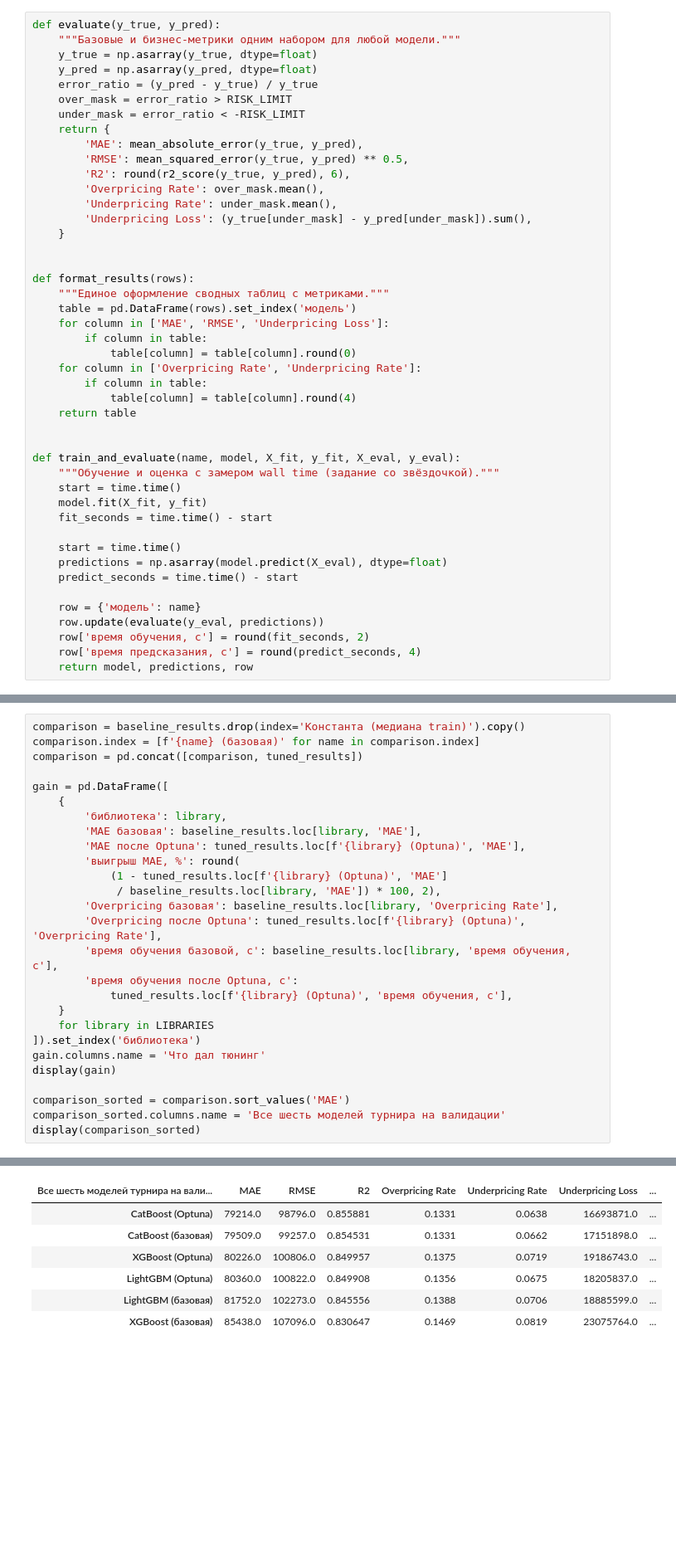
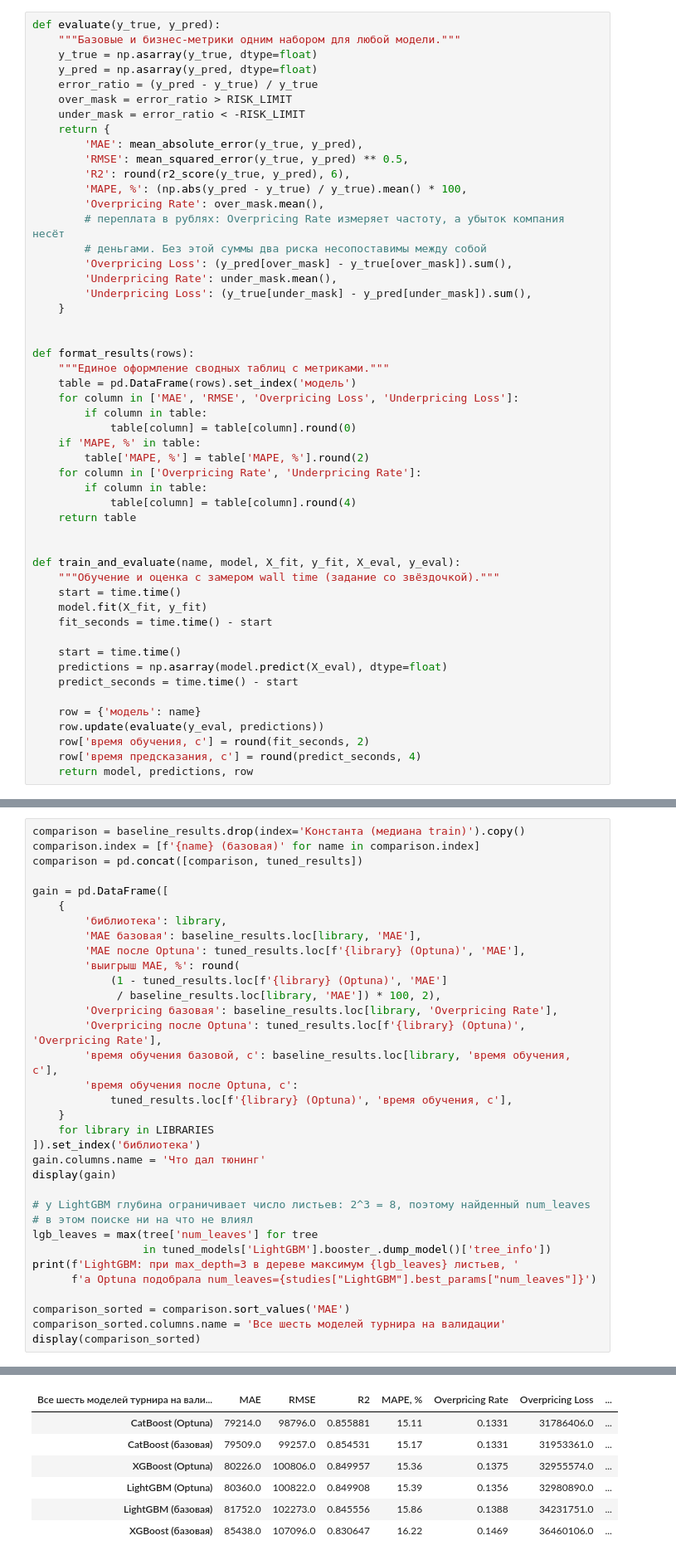
Before and after one commit to sergeyshmagin/MLDS, a Jupyter notebook: 51c3ffbf-518e-4434-b5db-bf800092ea64.ipynb, the cells around one changed output, grey strips where cells are left out. Shown at 83% size. Drawn from its saved outputs; the diff is of its cells as text; blank space fills up the shorter version.

```diff
--- a/51c3ffbf-518e-4434-b5db-bf800092ea64.ipynb
+++ b/51c3ffbf-518e-4434-b5db-bf800092ea64.ipynb
@@ -972,7 +984,11 @@ def evaluate(y_true, y_pred):
         'MAE': mean_absolute_error(y_true, y_pred),
         'RMSE': mean_squared_error(y_true, y_pred) ** 0.5,
         'R2': round(r2_score(y_true, y_pred), 6),
+        'MAPE, %': (np.abs(y_pred - y_true) / y_true).mean() * 100,
         'Overpricing Rate': over_mask.mean(),
+        # переплата в рублях: Overpricing Rate измеряет частоту, а убыток компания несёт
+        # деньгами. Без этой суммы два риска несопоставимы между собой
+        'Overpricing Loss': (y_pred[over_mask] - y_true[over_mask]).sum(),
         'Underpricing Rate': under_mask.mean(),
         'Underpricing Loss': (y_true[under_mask] - y_pred[under_mask]).sum(),
     }
@@ -981,9 +997,11 @@ def evaluate(y_true, y_pred):
 def format_results(rows):
     """Единое оформление сводных таблиц с метриками."""
     table = pd.DataFrame(rows).set_index('модель')
-    for column in ['MAE', 'RMSE', 'Underpricing Loss']:
+    for column in ['MAE', 'RMSE', 'Overpricing Loss', 'Underpricing Loss']:
         if column in table:
             table[column] = table[column].round(0)
+    if 'MAPE, %' in table:
+        table['MAPE, %'] = table['MAPE, %'].round(2)
     for column in ['Overpricing Rate', 'Underpricing Rate']:
         if column in table:
             table[column] = table[column].round(4)
@@ -1507,6 +1543,13 @@ gain = pd.DataFrame([
 gain.columns.name = 'Что дал тюнинг'
 display(gain)
 
+# у LightGBM глубина ограничивает число листьев: 2^3 = 8, поэтому найденный num_leaves
+# в этом поиске ни на что не влиял
+lgb_leaves = max(tree['num_leaves'] for tree
+                 in tuned_models['LightGBM'].booster_.dump_model()['tree_info'])
+print(f'LightGBM: при max_depth=3 в дереве максимум {lgb_leaves} листьев, '
+      f'а Optuna подобрала num_leaves={studies["LightGBM"].best_params["num_leaves"]}')
+
 comparison_sorted = comparison.sort_values('MAE')
 comparison_sorted.columns.name = 'Все шесть моделей турнира на валидации'
 display(comparison_sorted)
@@ -1519,10 +1563,10 @@ display(comparison_sorted)
-| Все шесть моделей турнира на вали... | MAE | RMSE | R2 | Overpricing Rate | Underpricing Rate | Underpricing Loss | ... |
-| CatBoost (Optuna) | 79214.0 | 98796.0 | 0.855881 | 0.1331 | 0.0638 | 16693871.0 | ... |
-| CatBoost (базовая) | 79509.0 | 99257.0 | 0.854531 | 0.1331 | 0.0662 | 17151898.0 | ... |
-| XGBoost (Optuna) | 80226.0 | 100806.0 | 0.849957 | 0.1375 | 0.0719 | 19186743.0 | ... |
-| LightGBM (Optuna) | 80360.0 | 100822.0 | 0.849908 | 0.1356 | 0.0675 | 18205837.0 | ... |
-| LightGBM (базовая) | 81752.0 | 102273.0 | 0.845556 | 0.1388 | 0.0706 | 18885599.0 | ... |
-| XGBoost (базовая) | 85438.0 | 107096.0 | 0.830647 | 0.1469 | 0.0819 | 23075764.0 | ... |
+| Все шесть моделей турнира на вали... | MAE | RMSE | R2 | MAPE, % | Overpricing Rate | Overpricing Loss | ... |
+| CatBoost (Optuna) | 79214.0 | 98796.0 | 0.855881 | 15.11 | 0.1331 | 31786406.0 | ... |
+| CatBoost (базовая) | 79509.0 | 99257.0 | 0.854531 | 15.17 | 0.1331 | 31953361.0 | ... |
+| XGBoost (Optuna) | 80226.0 | 100806.0 | 0.849957 | 15.36 | 0.1375 | 32955574.0 | ... |
+| LightGBM (Optuna) | 80360.0 | 100822.0 | 0.849908 | 15.39 | 0.1356 | 32980890.0 | ... |
+| LightGBM (базовая) | 81752.0 | 102273.0 | 0.845556 | 15.86 | 0.1388 | 34231751.0 | ... |
+| XGBoost (базовая) | 85438.0 | 107096.0 | 0.830647 | 16.22 | 0.1469 | 36460106.0 | ... |
 # %% [markdown]
 ### Вывод: что дал тюнинг
 
```
Also changed, not shown: parts of 33 cells of this notebook, 4 other files.
